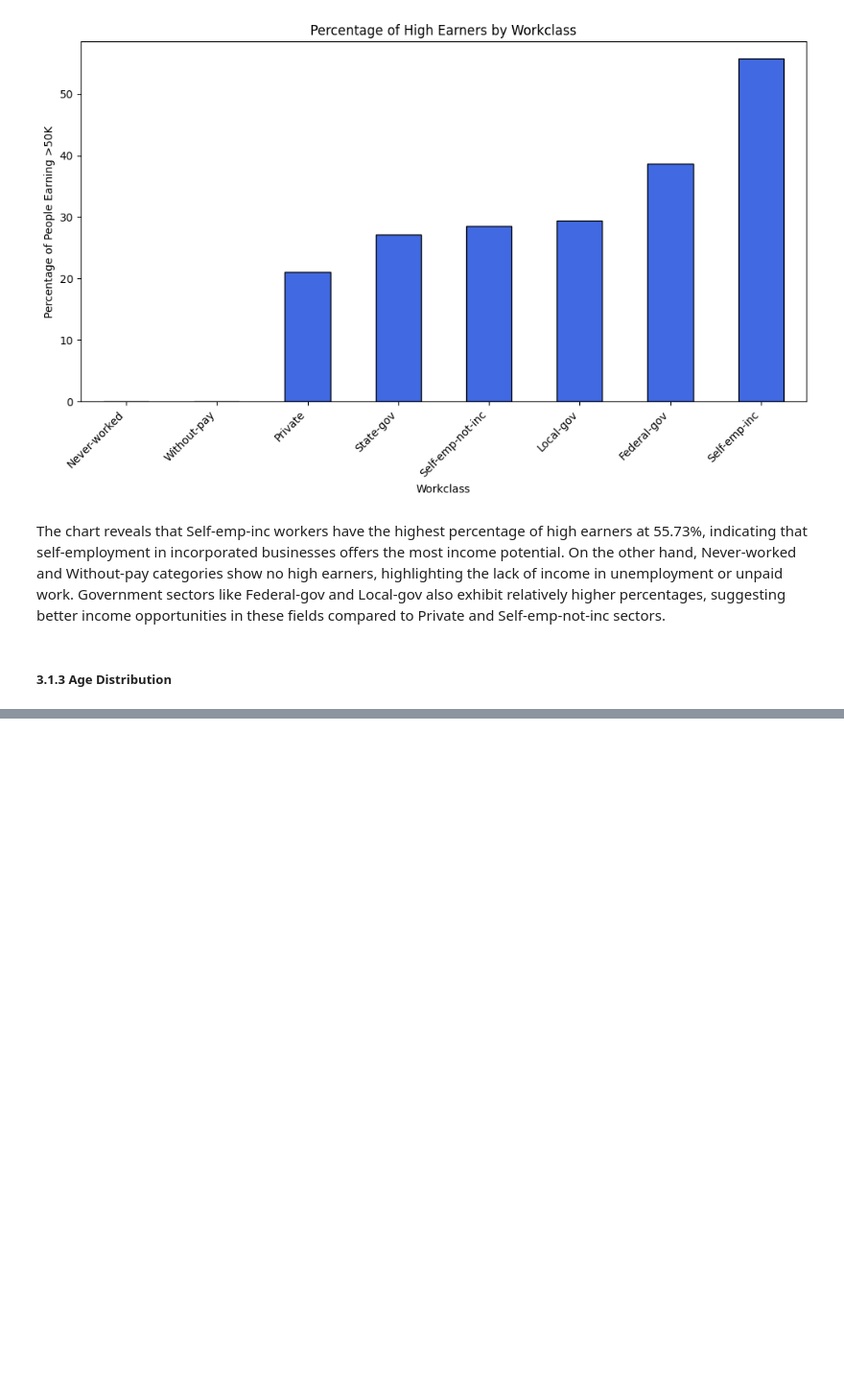
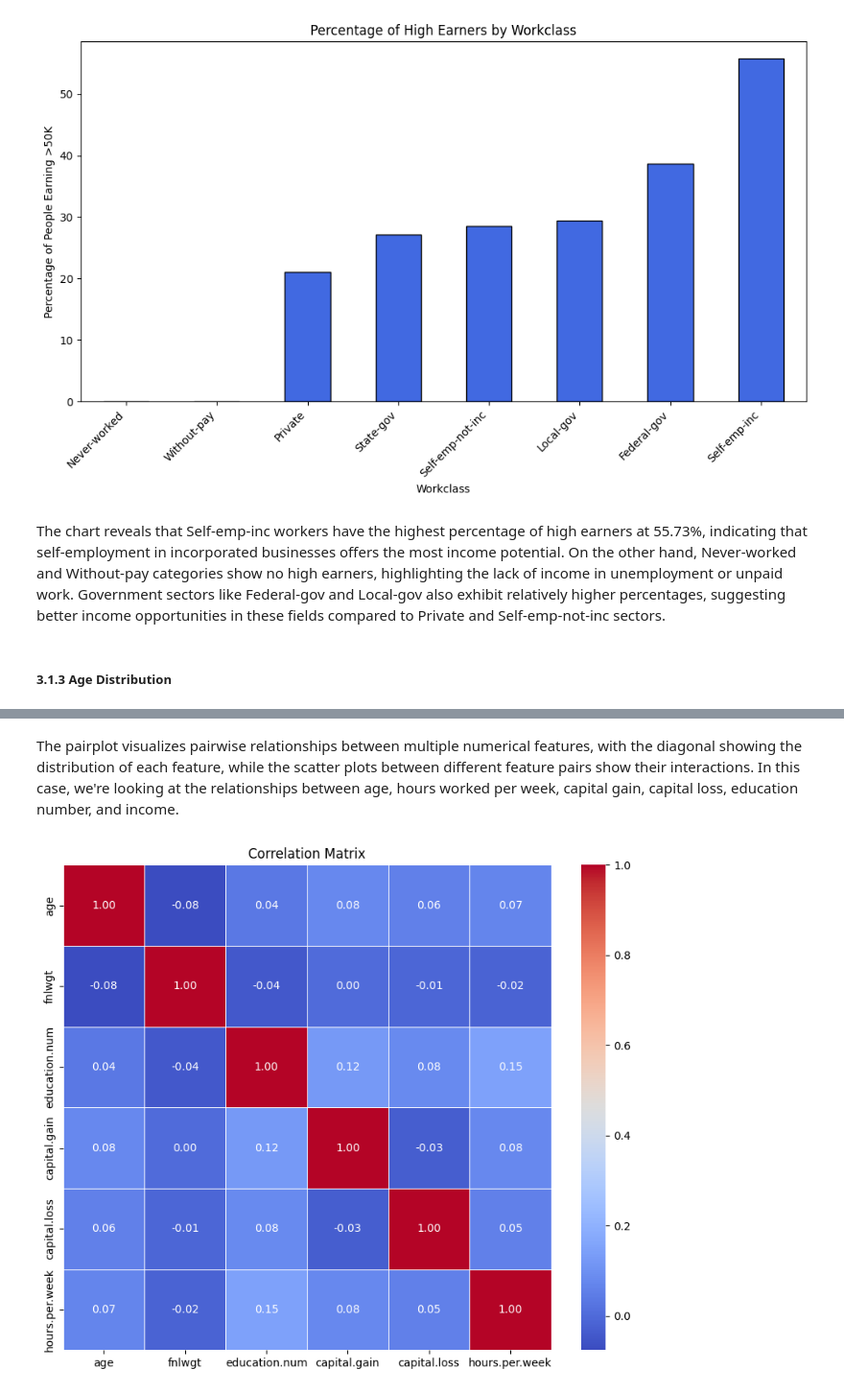
Before and after one commit to logcho/adult-income-analysis, a Jupyter notebook: notebooks/exploration.ipynb, the cells around one changed output, grey strips where cells are left out. Shown at 96% size. Saved outputs shown, nothing was run; the diff lists cells and outputs as text; code cells hidden in the pictures; blank space fills up the shorter version.

```diff
--- a/notebooks/exploration.ipynb
+++ b/notebooks/exploration.ipynb
@@ -349,0 +345,16 @@ plt.show()
+# %% [markdown]
+The pairplot visualizes pairwise relationships between multiple numerical features, with the diagonal showing the distribution of each feature, while the scatter plots between different feature pairs show their interactions. In this case, we're looking at the relationships between age, hours worked per week, capital gain, capital loss, education number, and income.
+# %%
+# Exclude non-numeric columns from the correlation calculation
+numeric_columns = df.select_dtypes(include=['number']).columns
+
+# Calculate the correlation matrix for numeric columns only
+corr_matrix = df[numeric_columns].corr()
+
+# Plot the heatmap
+plt.figure(figsize=(10, 8))
+sns.heatmap(corr_matrix, annot=True, cmap='coolwarm', fmt='.2f', linewidths=0.5)
+plt.title('Correlation Matrix')
+plt.show()
+# %% [output]
+[figure, added]
```
Also changed, not shown: parts of 10 cells of this notebook, 2 other files.
